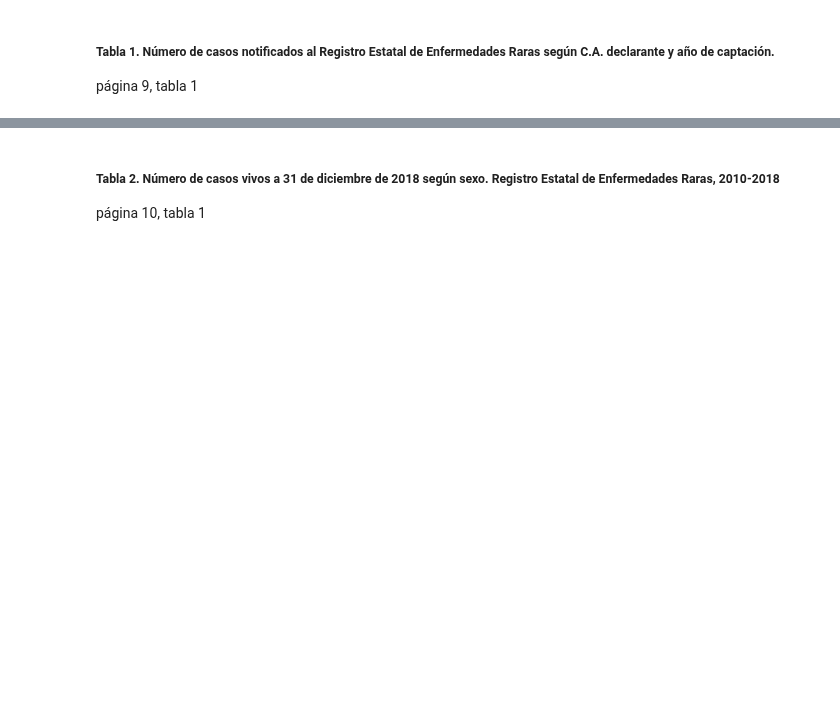
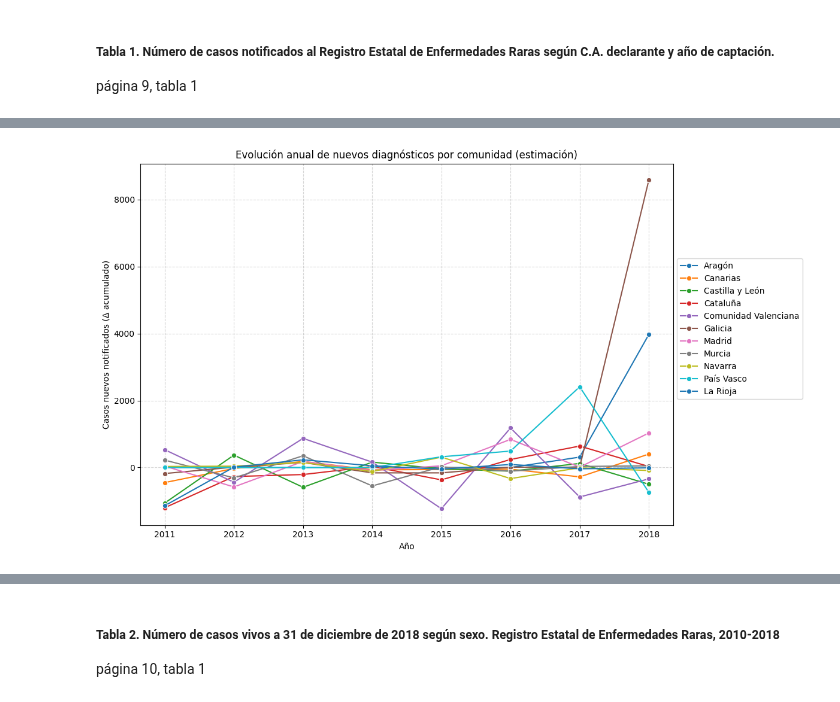
Before and after one commit to Muriburu/ITAcademy, a Jupyter notebook: Sprint 10 - Pràctica final/Code/Tratamiento_datos_ReeR.ipynb, the cells around one changed output, grey strips where cells are left out. Saved outputs shown, nothing was run; the diff lists cells and outputs as text; code cells hidden in the pictures; blank space fills up the shorter version.

```diff
--- a/Sprint 10 - Pràctica final/Code/Tratamiento_datos_ReeR.ipynb
+++ b/Sprint 10 - Pràctica final/Code/Tratamiento_datos_ReeR.ipynb
@@ -74,0 +148,20 @@ casos_notificados_10_18
+# %%
+# Suponemos que df está en formato ancho y ya renombraste la columna a "comunidad"
+años = [str(a) for a in range(2010, 2019)]
+df_dif = casos_notificados_10_18[["comunidad"] + años].copy()
+df_dif[años] = df_dif[años].diff(axis=1)  # Diferencias por año
+df_dif_long = df_dif.melt(id_vars="comunidad", var_name="año", value_name="nuevos_casos")
+df_dif_long["año"] = df_dif_long["año"].astype(int)
+
+plt.figure(figsize=(12, 7))
+sns.lineplot(data=df_dif_long, x="año", y="nuevos_casos", hue="comunidad", palette=palette, marker="o")
+
+plt.title("Evolución anual de nuevos diagnósticos por comunidad (estimación)")
+plt.xlabel("Año")
+plt.ylabel("Casos nuevos notificados (Δ acumulado)")
+plt.legend(bbox_to_anchor=(1, 0.75), loc='upper left')
+plt.grid(True, linestyle="--", alpha=0.5)
+plt.tight_layout()
+plt.show()
+# %% [output]
+[figure, added]
```
Also changed, not shown: parts of 25 cells of this notebook, 16 other files.
